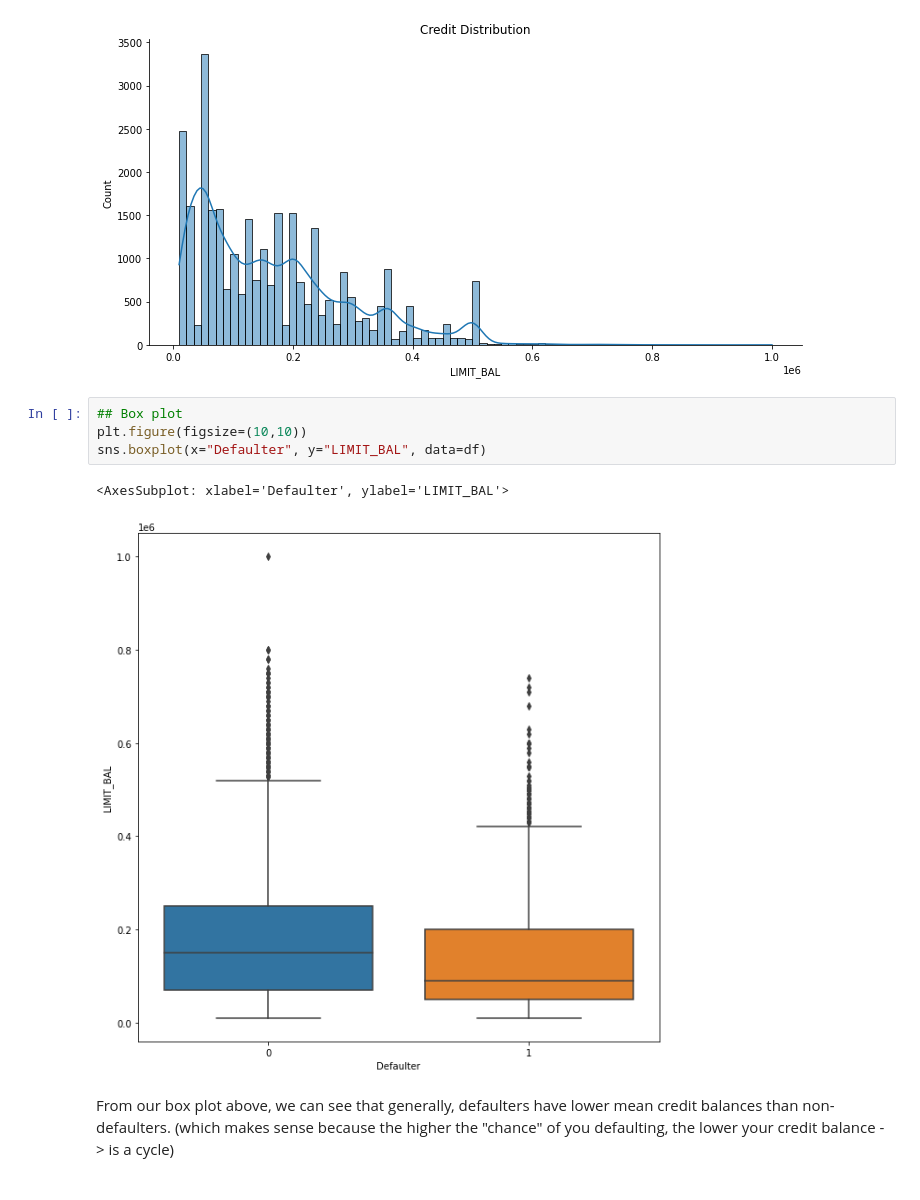
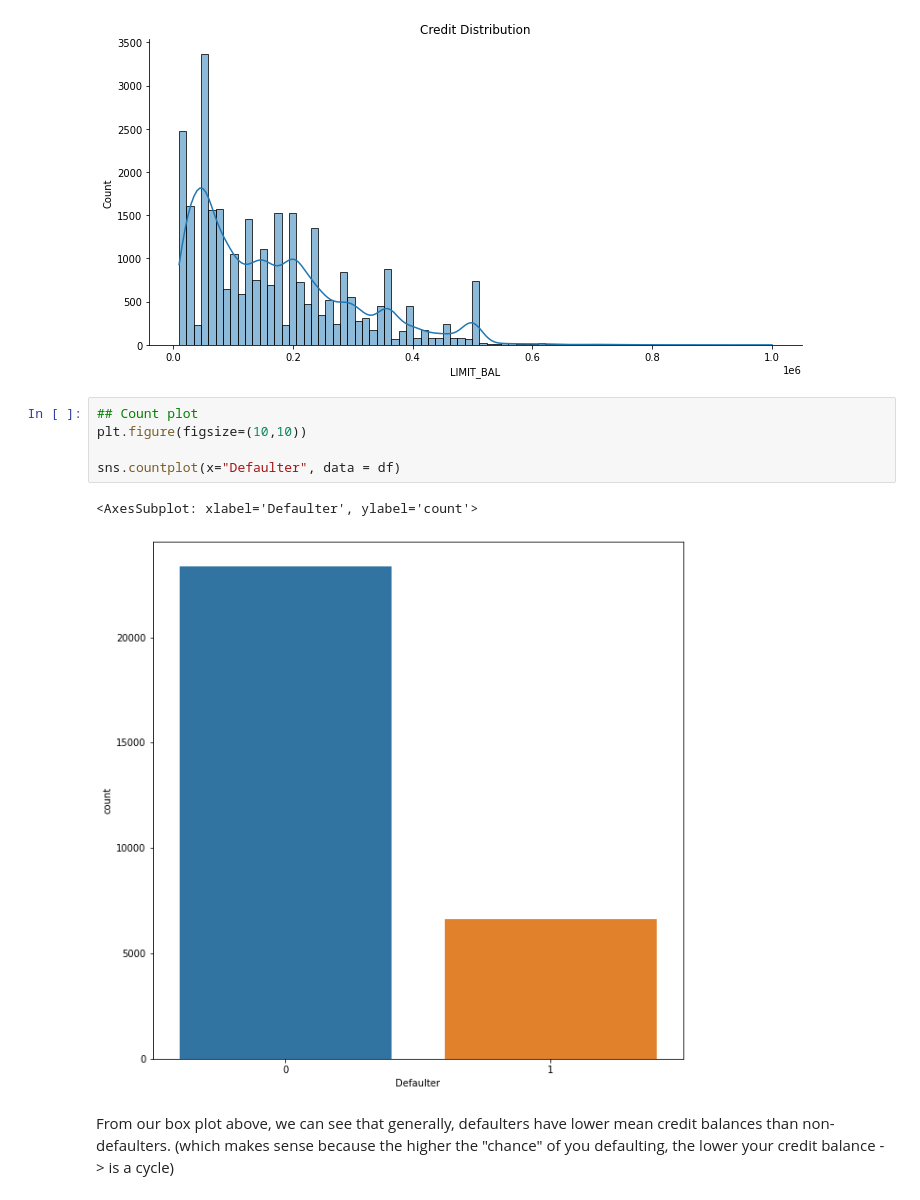
Before and after one commit to elvern18/Credit-Card-Default, a Jupyter notebook: BT2103 Project.ipynb, the cells around one changed output. Cells and saved outputs as stored; diff of their text form.

```diff
--- a/BT2103 Project.ipynb
+++ b/BT2103 Project.ipynb
@@ -312,12 +312,13 @@ plt.title("Credit Distribution")
 Text(0.5, 1.0, 'Credit Distribution')
 [figure]
 # %%
-## Box plot
+## Count plot
 plt.figure(figsize=(10,10))
-sns.boxplot(x="Defaulter", y="LIMIT_BAL", data=df)
+
+sns.countplot(x="Defaulter", data = df)
 # %% [output]
-<AxesSubplot: xlabel='Defaulter', ylabel='LIMIT_BAL'>
+<AxesSubplot: xlabel='Defaulter', ylabel='count'>
-[figure, old version]
+[figure, new version]
 # %% [markdown]
 From our box plot above, we can see that generally, defaulters have lower mean credit balances than non-defaulters. (which makes sense because the higher the "chance" of you defaulting, the lower your credit balance -> is a cycle)
 # %% [markdown]
```
Also changed, not shown: parts of 43 cells of this notebook.
